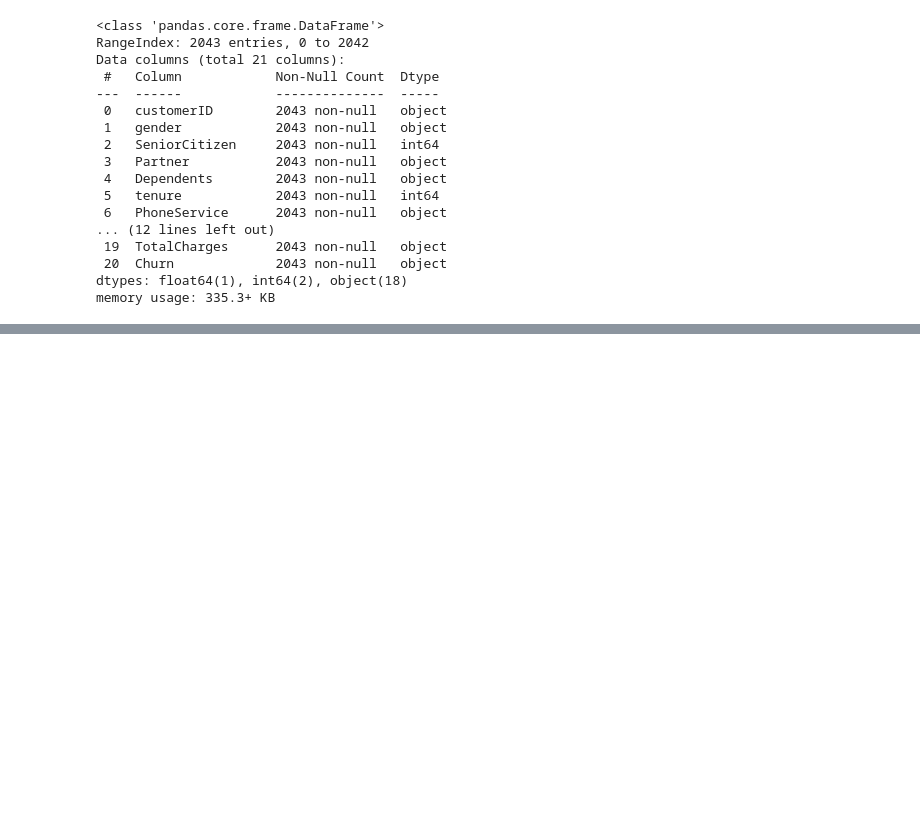
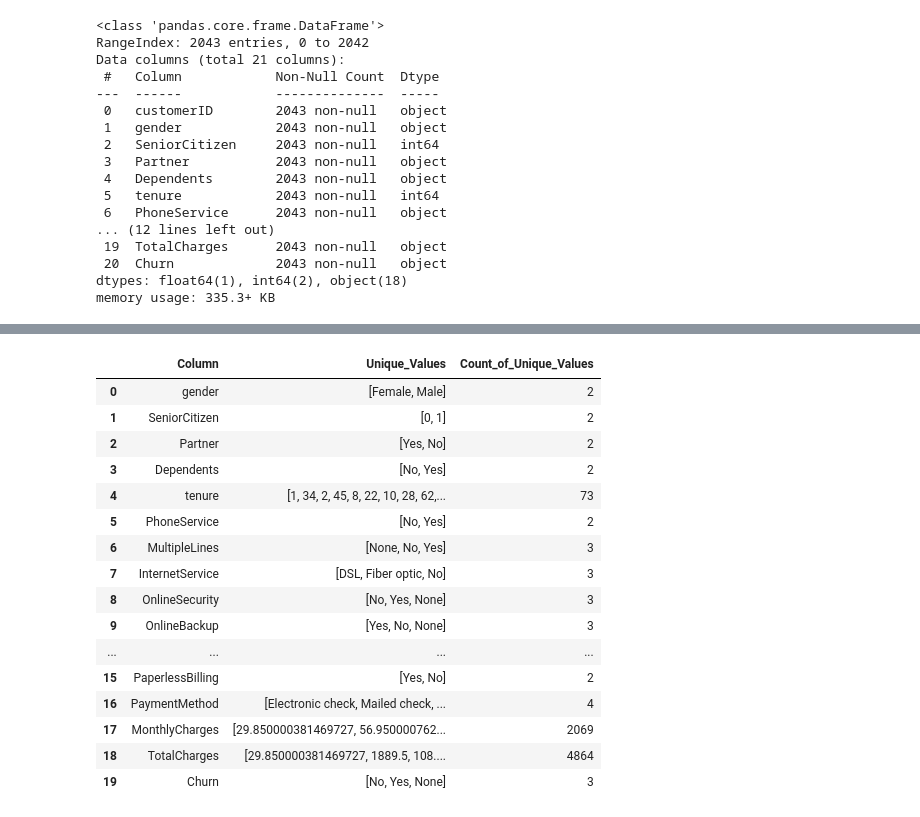
Before and after one commit to Asi9128/PHASE2_FIRST_PROJECT, a Jupyter notebook: PROJECT1_PH2.ipynb, the cells around one changed output, grey strips where cells are left out. Drawn from its saved outputs; the diff is of its cells as text; code cells hidden in the pictures; blank space fills up the shorter version.

```diff
--- a/PROJECT1_PH2.ipynb
+++ b/PROJECT1_PH2.ipynb
@@ -198,0 +365,6 @@ memory usage: 335.3+ KB
+# %%
+# dropping the customerID column in the train_data
+train_data.drop(columns = 'customerID', inplace=True)
+
+# dropping the customerID column in the test_data
+test_data.drop(columns = 'customerID', inplace=True)
@@ -198,0 +380,5 @@ memory usage: 335.3+ KB
+# %%
+#Converting to Yes and No
+
+labels = train_data.select_dtypes(include=['object']).columns.tolist()
+labels
@@ -198,0 +402,41 @@ memory usage: 335.3+ KB
+# %%
+# Convert to String
+
+train_data[labels] = train_data[labels].astype(str)
+# %%
+# Adding a funtion to make the changes
+
+change = {
+
+    "No" : ["False", "0", "No phone service", "No internet service"],
+    "Yes" : ["True","1"]
+}
+
+def correct_columns(train_data,labels,change):
+    for columns_name in labels:
+        for key,values in change.items():
+            train_data[columns_name] = train_data[columns_name].replace(values, key)
+    return train_data
+
+train_data = correct_columns(train_data,labels,change)
+# %%
+# Verifying the changes
+unique_values(train_data)
+# %% [output]
+|  | Column | Unique_Values | Count_of_Unique_Values |
+| 0 | gender | [Female, Male] | 2 |
+| 1 | SeniorCitizen | [0, 1] | 2 |
+| 2 | Partner | [Yes, No] | 2 |
+| 3 | Dependents | [No, Yes] | 2 |
+| 4 | tenure | [1, 34, 2, 45, 8, 22, 10, 28, 62,... | 73 |
+| 5 | PhoneService | [No, Yes] | 2 |
+| 6 | MultipleLines | [None, No, Yes] | 3 |
+| 7 | InternetService | [DSL, Fiber optic, No] | 3 |
+| 8 | OnlineSecurity | [No, Yes, None] | 3 |
+| 9 | OnlineBackup | [Yes, No, None] | 3 |
+| ... | ... | ... | ... |
+| 15 | PaperlessBilling | [Yes, No] | 2 |
+| 16 | PaymentMethod | [Electronic check, Mailed check, ... | 4 |
+| 17 | MonthlyCharges | [29.850000381469727, 56.950000762... | 2069 |
+| 18 | TotalCharges | [29.850000381469727, 1889.5, 108.... | 4864 |
+| 19 | Churn | [No, Yes, None] | 3 |
```
Also changed, not shown: parts of 22 cells of this notebook.
